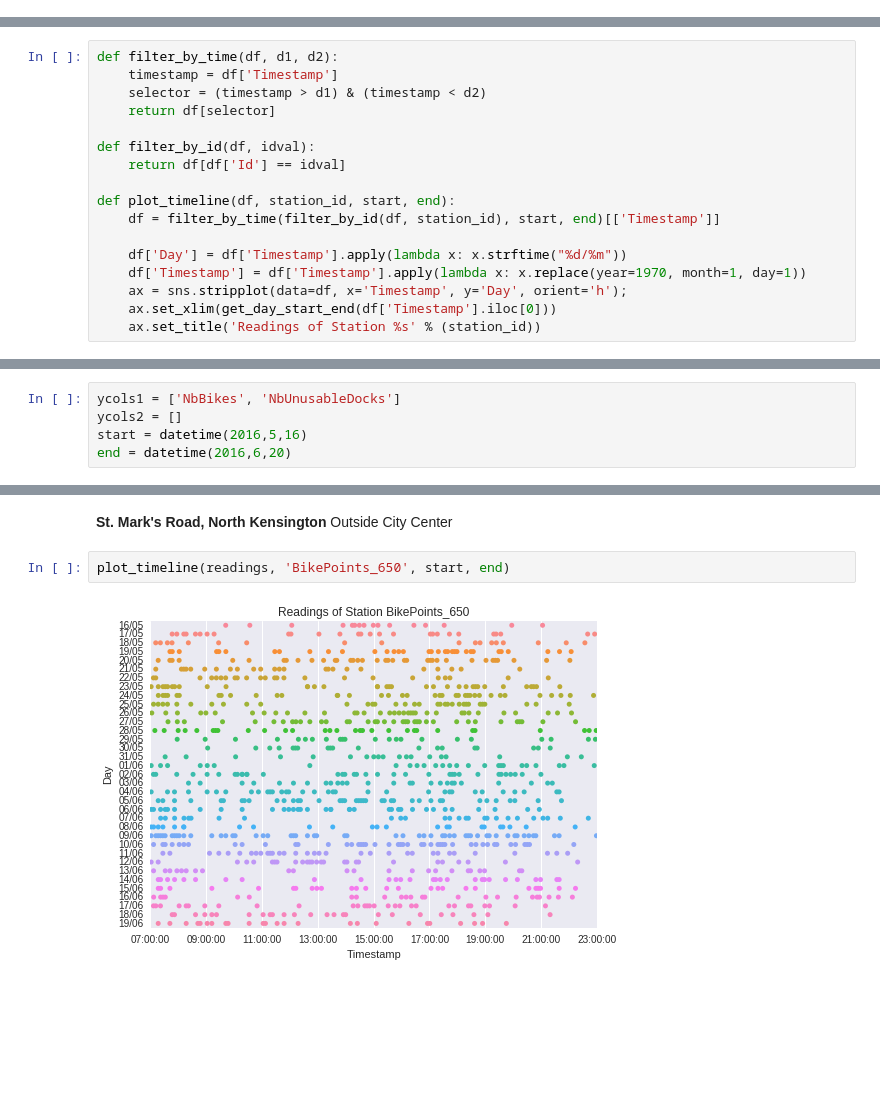
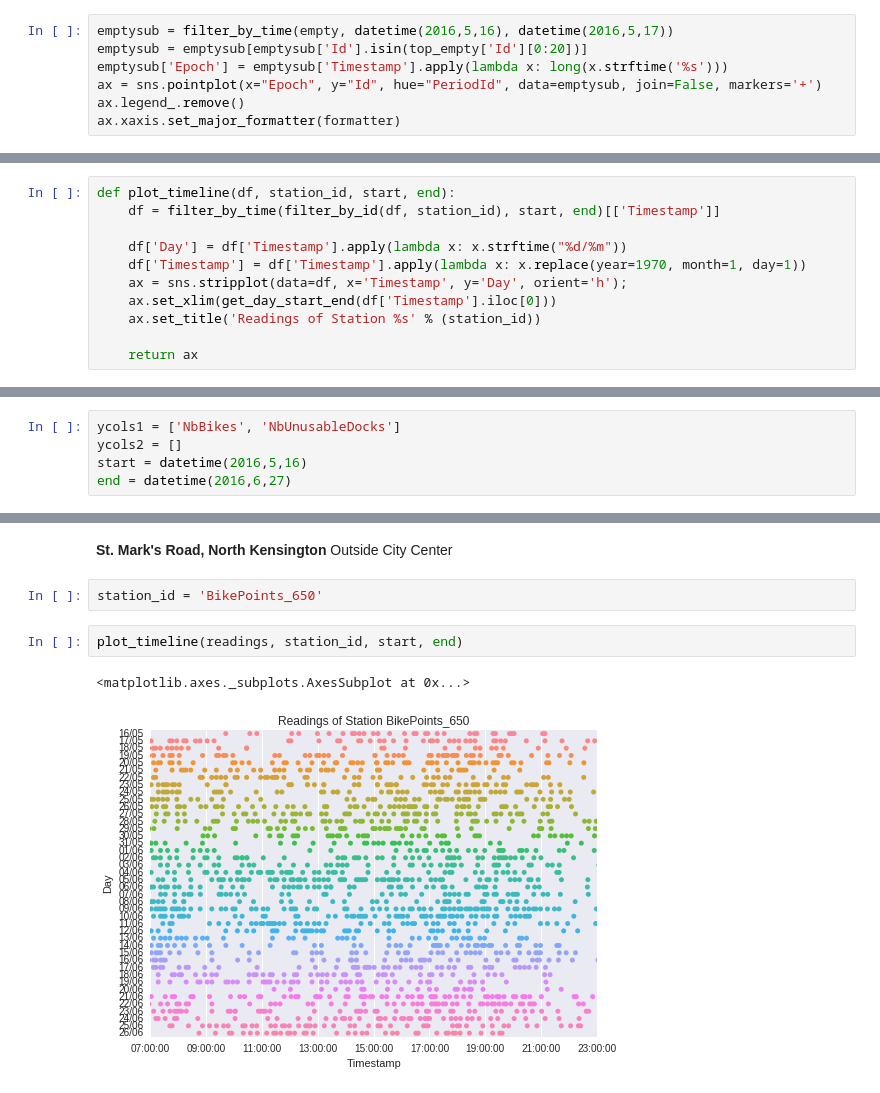
Before and after one commit to ibrahim85/spts-uoe, a Jupyter notebook: exploratory_data_analysis.ipynb, the cells around one changed output, grey strips where cells are left out. Cells and saved outputs as stored; diff of their text form; blank space fills up the shorter version.

```diff
--- a/exploratory_data_analysis.ipynb
+++ b/exploratory_data_analysis.ipynb
@@ -105,0 +303,7 @@ df
+# %%
+emptysub = filter_by_time(empty, datetime(2016,5,16), datetime(2016,5,17))
+emptysub = emptysub[emptysub['Id'].isin(top_empty['Id'][0:20])]
+emptysub['Epoch'] = emptysub['Timestamp'].apply(lambda x: long(x.strftime('%s')))
+ax = sns.pointplot(x="Epoch", y="Id", hue="PeriodId", data=emptysub, join=False, markers='+')
+ax.legend_.remove()
+ax.xaxis.set_major_formatter(formatter)
@@ -106,12 +388,4 @@ df
 # %%
-def filter_by_time(df, d1, d2):
-    timestamp = df['Timestamp']
-    selector = (timestamp > d1) & (timestamp < d2)
-    return df[selector]
-
-def filter_by_id(df, idval):
-    return df[df['Id'] == idval]
-
 def plot_timeline(df, station_id, start, end):
     df = filter_by_time(filter_by_id(df, station_id), start, end)[['Timestamp']]
 
@@ -120,3 +394,5 @@ def plot_timeline(df, station_id, start, end):
     ax = sns.stripplot(data=df, x='Timestamp', y='Day', orient='h');
     ax.set_xlim(get_day_start_end(df['Timestamp'].iloc[0]))
     ax.set_title('Readings of Station %s' % (station_id))
+
+    return ax
@@ -182,7 +400,7 @@ def plot_in_grid(axes, slices, ycols1, ycols2, nrows, ncols):
 ycols1 = ['NbBikes', 'NbUnusableDocks']
 ycols2 = []
 start = datetime(2016,5,16)
-end = datetime(2016,6,20)
+end = datetime(2016,6,27)
 # %% [markdown]
 ### High Priority Stations
 # %% [markdown]
@@ -219,7 +445,10 @@ plot_station_readings(readings, 'BikePoints_318', ycols1, ycols2, start, end)
 # %% [markdown]
 **St. Mark's Road, North Kensington** Outside City Center
+# %%
+station_id = 'BikePoints_650'
 # %%
-plot_timeline(readings, 'BikePoints_650', start, end)
+plot_timeline(readings, station_id, start, end)
 # %% [output]
+<matplotlib.axes._subplots.AxesSubplot at 0x...>
-[figure, old version]
+[figure, new version]
 # %%
```
Also changed, not shown: parts of 47 cells of this notebook, 20 other files.
